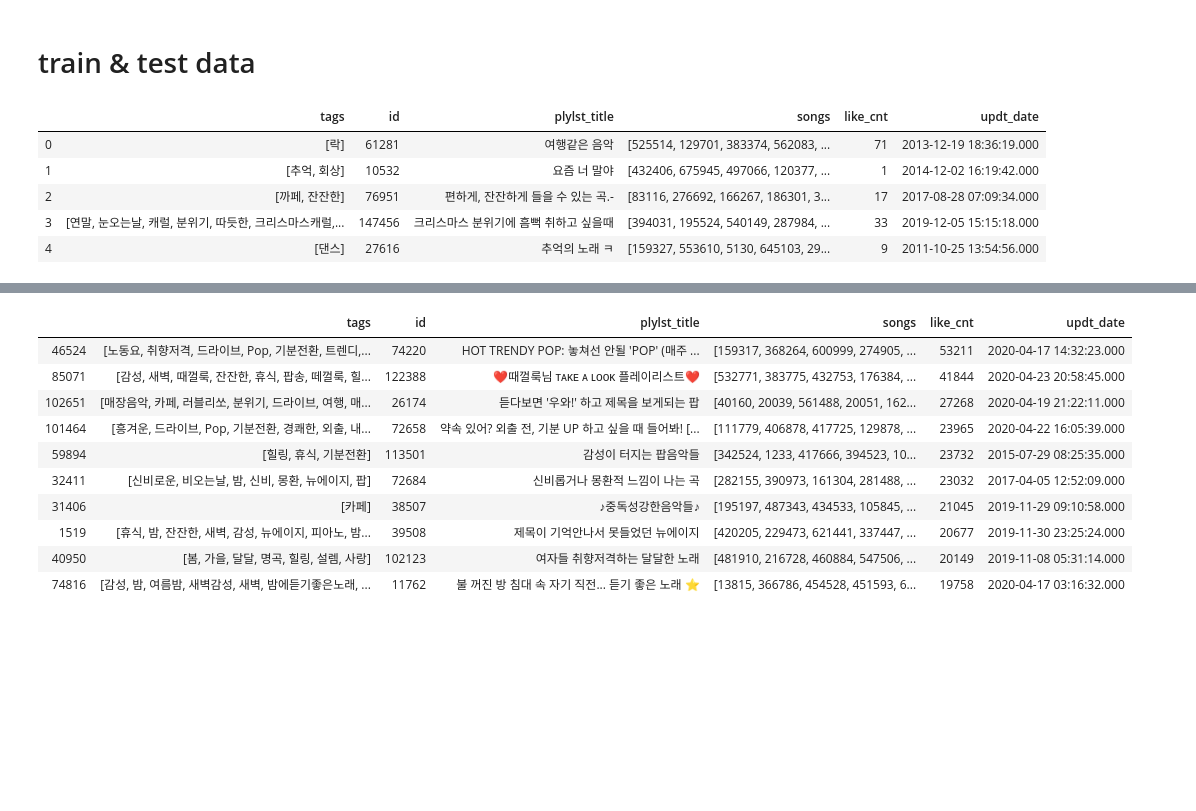
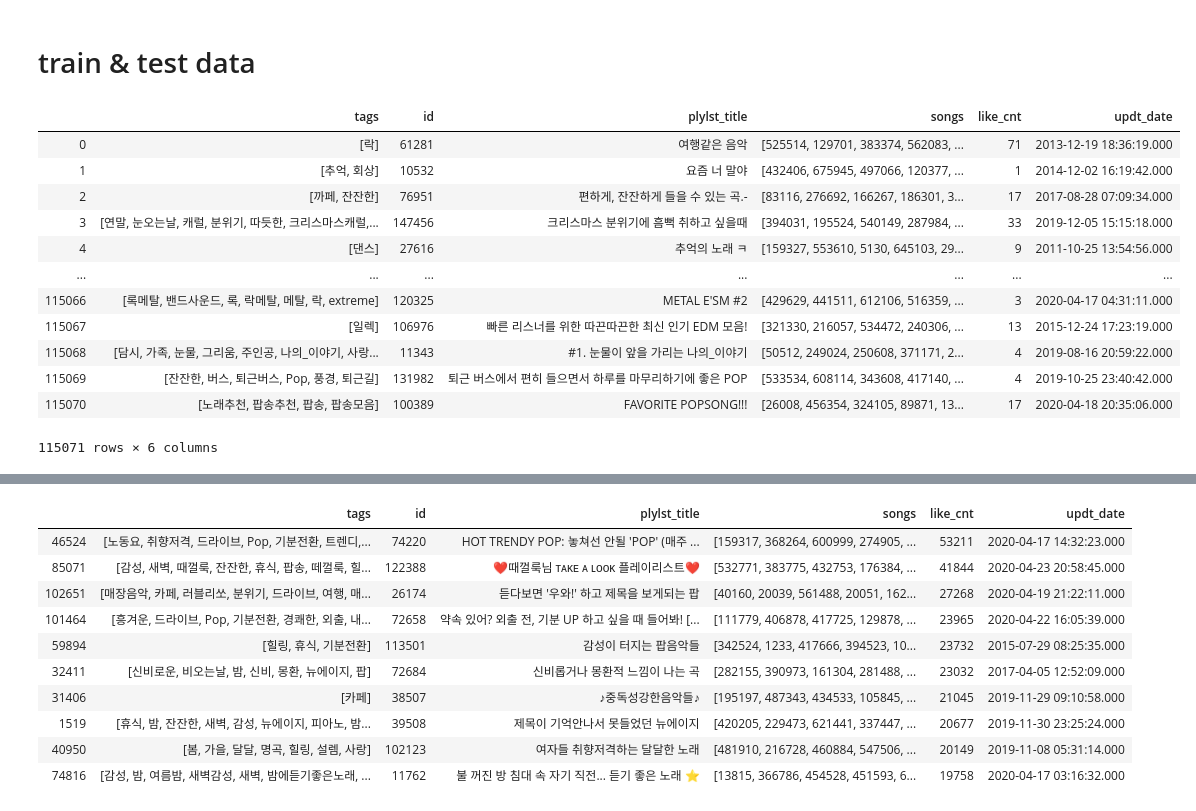
Before and after one commit to hmkim312/recommendation_project, a Jupyter notebook: playlist_recommendation/playlist_recommandation.ipynb, the cells around one changed output, grey strips where cells are left out. Drawn from its saved outputs; the diff is of its cells as text; code cells hidden in the pictures; blank space fills up the shorter version.

```diff
--- a/playlist_recommendation/playlist_recommandation.ipynb
+++ b/playlist_recommendation/playlist_recommandation.ipynb
@@ -132,11 +204,18 @@ memory usage: 48.6+ MB
 # %% [markdown]
 # train & test data
-# %%
-train.head()
-# %% [output]
-|  | tags | id | plylst_title | songs | like_cnt | updt_date |
-| 0 | [락] | 61281 | 여행같은 음악 | [525514, 129701, 383374, 562083, ... | 71 | 2013-12-19 18:36:19.000 |
-| 1 | [추억, 회상] | 10532 | 요즘 너 말야 | [432406, 675945, 497066, 120377, ... | 1 | 2014-12-02 16:19:42.000 |
-| 2 | [까페, 잔잔한] | 76951 | 편하게, 잔잔하게 들을 수 있는 곡.- | [83116, 276692, 166267, 186301, 3... | 17 | 2017-08-28 07:09:34.000 |
-| 3 | [연말, 눈오는날, 캐럴, 분위기, 따듯한, 크리스마스캐럴,... | 147456 | 크리스마스 분위기에 흠뻑 취하고 싶을때 | [394031, 195524, 540149, 287984, ... | 33 | 2019-12-05 15:15:18.000 |
-| 4 | [댄스] | 27616 | 추억의 노래 ㅋ | [159327, 553610, 5130, 645103, 29... | 9 | 2011-10-25 13:54:56.000 |
+# %%
+raw_train
+# %% [output]
+|  | tags | id | plylst_title | songs | like_cnt | updt_date |
+| 0 | [락] | 61281 | 여행같은 음악 | [525514, 129701, 383374, 562083, ... | 71 | 2013-12-19 18:36:19.000 |
+| 1 | [추억, 회상] | 10532 | 요즘 너 말야 | [432406, 675945, 497066, 120377, ... | 1 | 2014-12-02 16:19:42.000 |
+| 2 | [까페, 잔잔한] | 76951 | 편하게, 잔잔하게 들을 수 있는 곡.- | [83116, 276692, 166267, 186301, 3... | 17 | 2017-08-28 07:09:34.000 |
+| 3 | [연말, 눈오는날, 캐럴, 분위기, 따듯한, 크리스마스캐럴,... | 147456 | 크리스마스 분위기에 흠뻑 취하고 싶을때 | [394031, 195524, 540149, 287984, ... | 33 | 2019-12-05 15:15:18.000 |
+| 4 | [댄스] | 27616 | 추억의 노래 ㅋ | [159327, 553610, 5130, 645103, 29... | 9 | 2011-10-25 13:54:56.000 |
+| ... | ... | ... | ... | ... | ... | ... |
+| 115066 | [록메탈, 밴드사운드, 록, 락메탈, 메탈, 락, extreme] | 120325 | METAL E'SM #2 | [429629, 441511, 612106, 516359, ... | 3 | 2020-04-17 04:31:11.000 |
+| 115067 | [일렉] | 106976 | 빠른 리스너를 위한 따끈따끈한 최신 인기 EDM 모음! | [321330, 216057, 534472, 240306, ... | 13 | 2015-12-24 17:23:19.000 |
+| 115068 | [담시, 가족, 눈물, 그리움, 주인공, 나의_이야기, 사랑... | 11343 | #1. 눈물이 앞을 가리는 나의_이야기 | [50512, 249024, 250608, 371171, 2... | 4 | 2019-08-16 20:59:22.000 |
+| 115069 | [잔잔한, 버스, 퇴근버스, Pop, 풍경, 퇴근길] | 131982 | 퇴근 버스에서 편히 들으면서 하루를 마무리하기에 좋은 POP | [533534, 608114, 343608, 417140, ... | 4 | 2019-10-25 23:40:42.000 |
+| 115070 | [노래추천, 팝송추천, 팝송, 팝송모음] | 100389 | FAVORITE POPSONG!!! | [26008, 456354, 324105, 89871, 13... | 17 | 2020-04-18 20:35:06.000 |
+115071 rows × 6 columns
```
Also changed, not shown: parts of 16 cells of this notebook, 1 other file.
